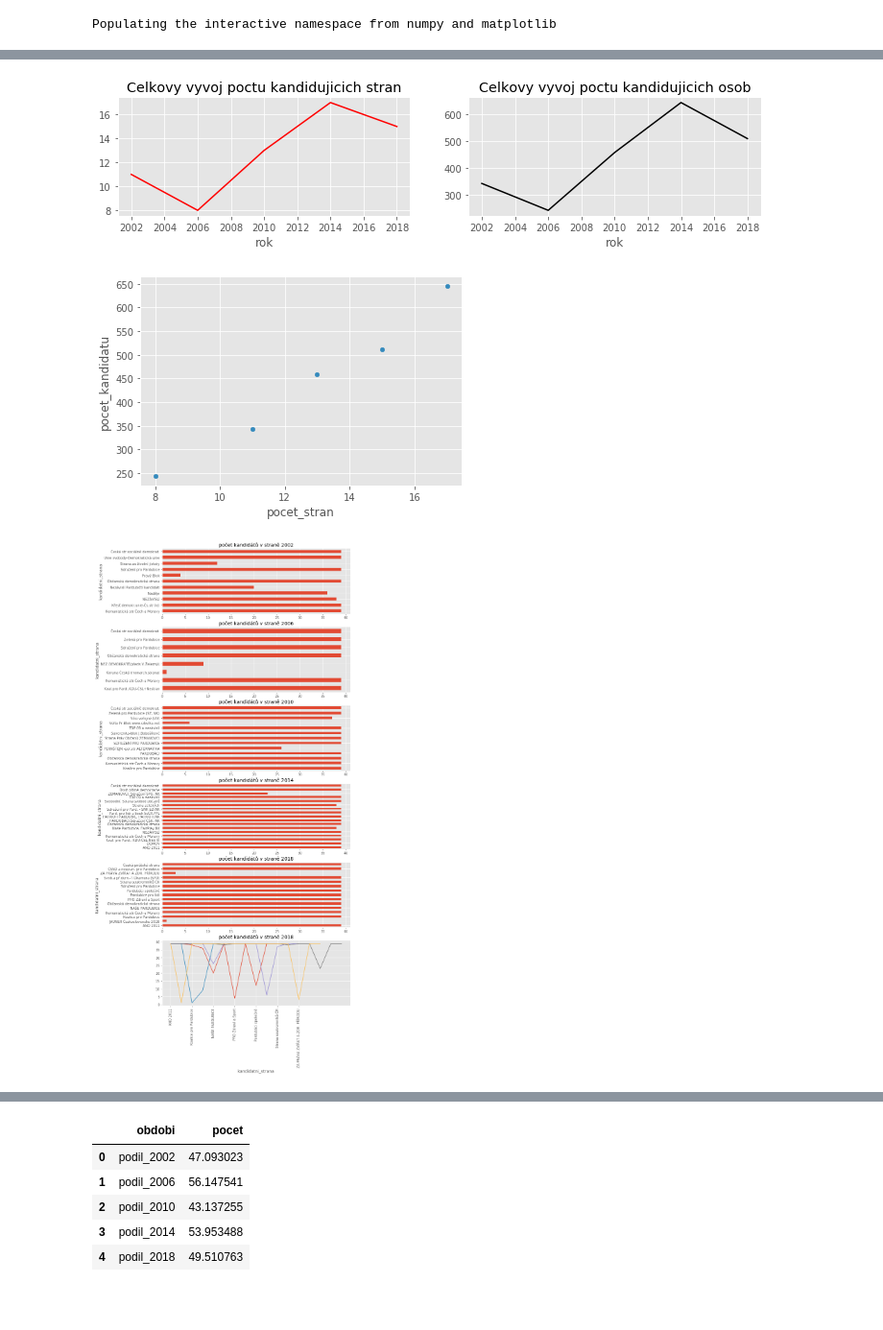
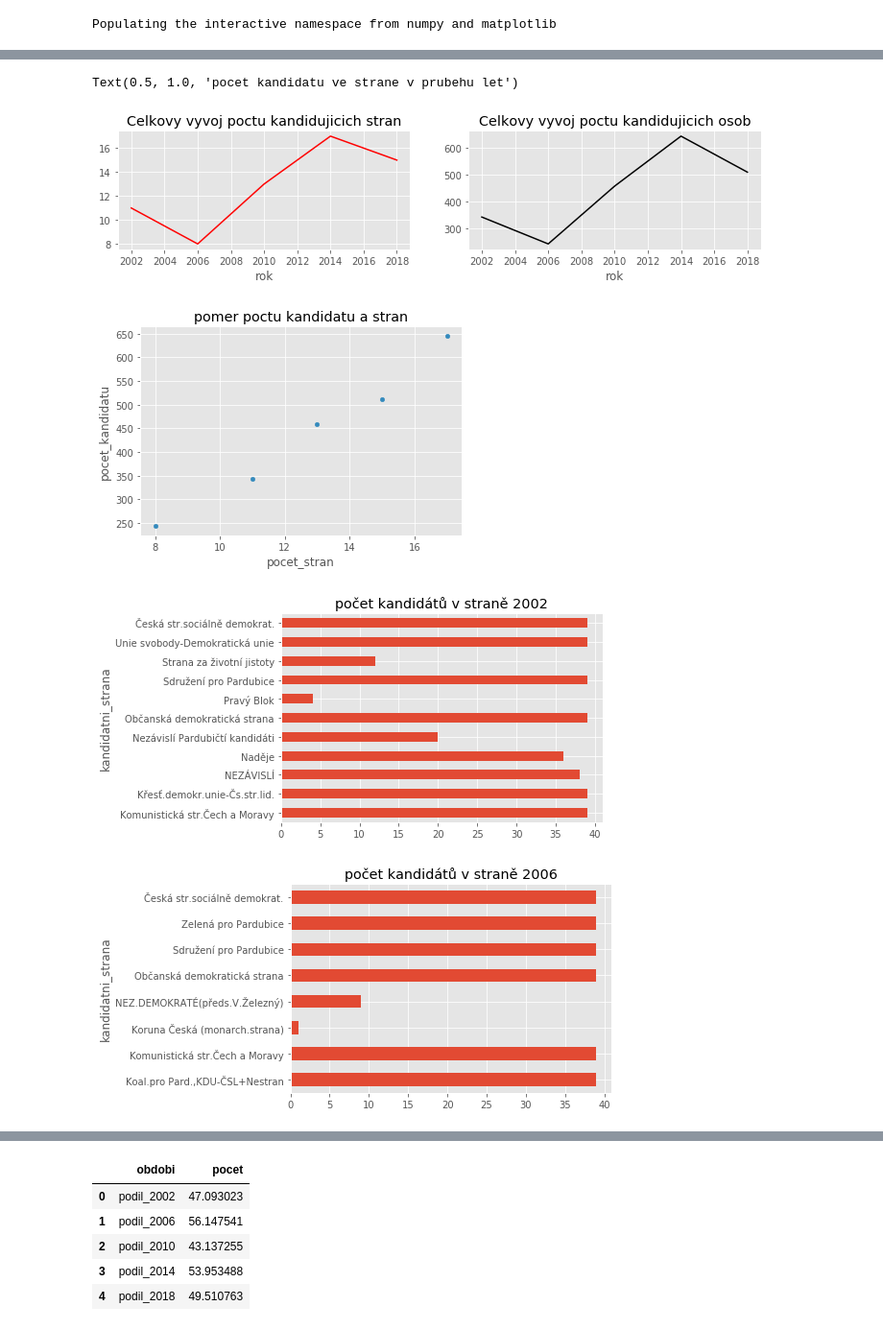
Before and after one commit to draessld/Data_Mining_Algorithms_2019, a Jupyter notebook: 01/homework_01_B191.ipynb, the cells around one changed output, grey strips where cells are left out. Shown at 96% size. Cells and saved outputs as stored; diff of their text form; code cells hidden in the pictures; blank space fills up the shorter version.

```diff
--- a/01/homework_01_B191.ipynb
+++ b/01/homework_01_B191.ipynb
@@ -93,25 +93,28 @@ vyvoj_v_letech['pocet_kandidatu'].plot(color='black',title='Celkovy vyvoj poctu
 
 # pomer mezi poctem kandidatu a poctem stran
 # display(vyvoj_v_letech)
-vyvoj_v_letech.plot(kind='scatter',x='pocet_stran',y='pocet_kandidatu',title='pomer poctu kadndidatu a stran')
+vyvoj_v_letech.plot(kind='scatter',x='pocet_stran',y='pocet_kandidatu',title='pomer poctu kandidatu a stran')
 
 
 # zobraz pro jednotlive roky zastoupeni kandidatu v jednotlivych stranach
-frames = []
+tables = []
 for i in roky:
-    frames.append(souhrn_kandidati[souhrn_kandidati['rok'] == i].groupby(by=['kandidatni_strana']).nunique()['id'])
+    table = pd.DataFrame(data = souhrn_kandidati[souhrn_kandidati['rok'] == i].groupby(by=['kandidatni_strana']).nunique()['id']).rename(columns={"id":"pocet_kandidatu"})
+    tables.append(table)
 
+a=0
 # prehled poctu kandidátů pro jednotlivé strany v jednotlivých letech
-plt.figure(figsize=(10,25))
-a=0
-for i in frames:
-    plt.subplot(610+(a+1))
-    i.plot.barh(title='počet kandidátů v straně '+str(roky[a]))
+for i in tables:
+    i.plot.barh(title='počet kandidátů v straně '+str(roky[a]),legend=False)
     a+=1
 
+fig = plt.figure(figsize=(10,10))
+ax = fig.add_subplot(111)
 a=0
-plt.subplot(616)
-for i in frames:
-    i.plot(kind='line',rot=90,title='počet kandidátů v straně '+str(roky[a]))
+for i in tables:
+    ax.scatter(x=i.index,y=i,label=str(roky[a]))
     a+=1
+plt.xticks(rotation=90)
+plt.legend(loc='best')
+plt.title('pocet kandidatu ve strane v prubehu let')
 # %% [output]
@@ -125,3 +121,5 @@ for i in frames:
+Text(0.5, 1.0, 'pocet kandidatu ve strane v prubehu let')
 [figure]
-[figure, old version]
+[figure, new version]
-[figure, old version]
+[figure, new version]
+[figure, added]
```
Also changed, not shown: parts of 3 cells of this notebook.
